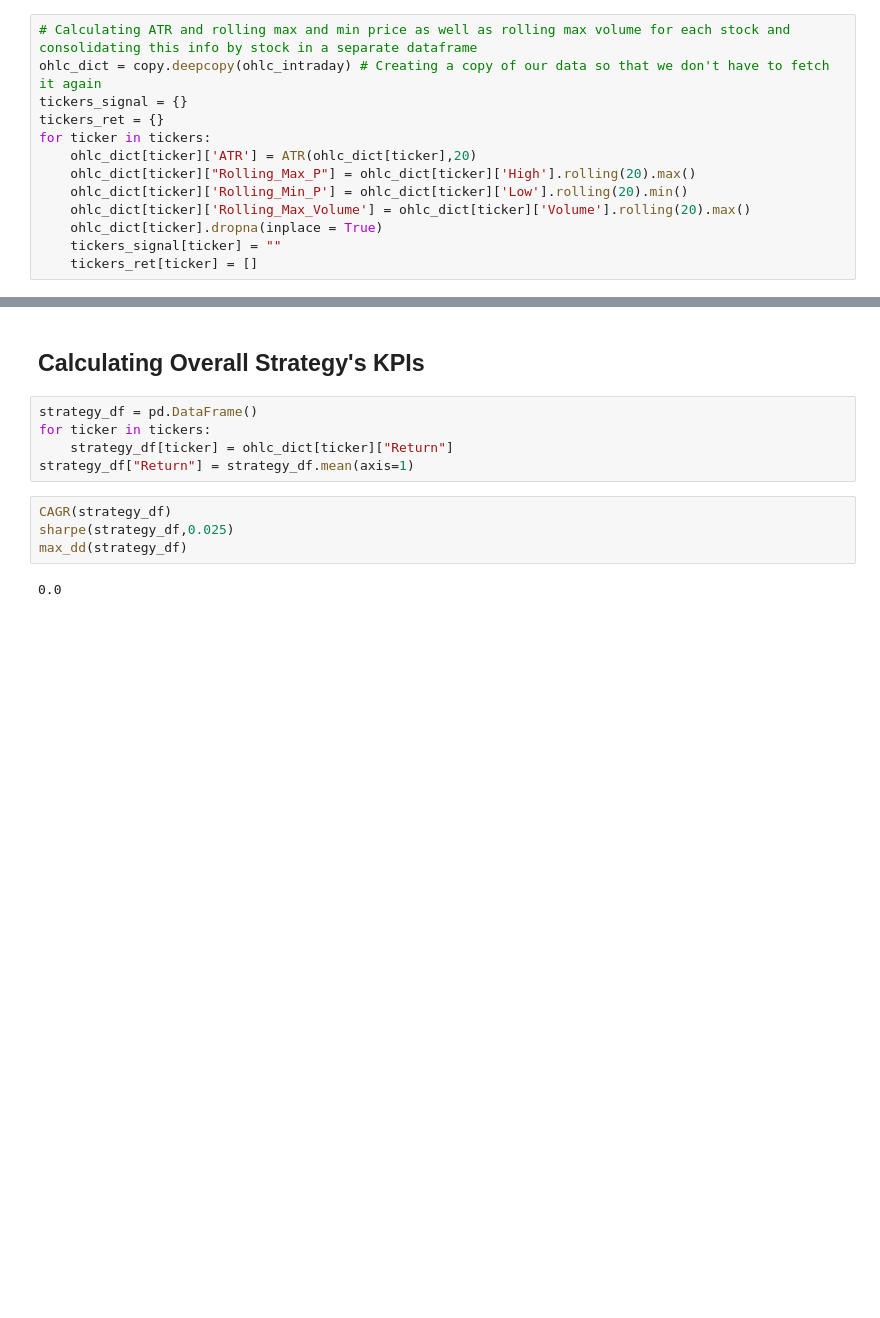
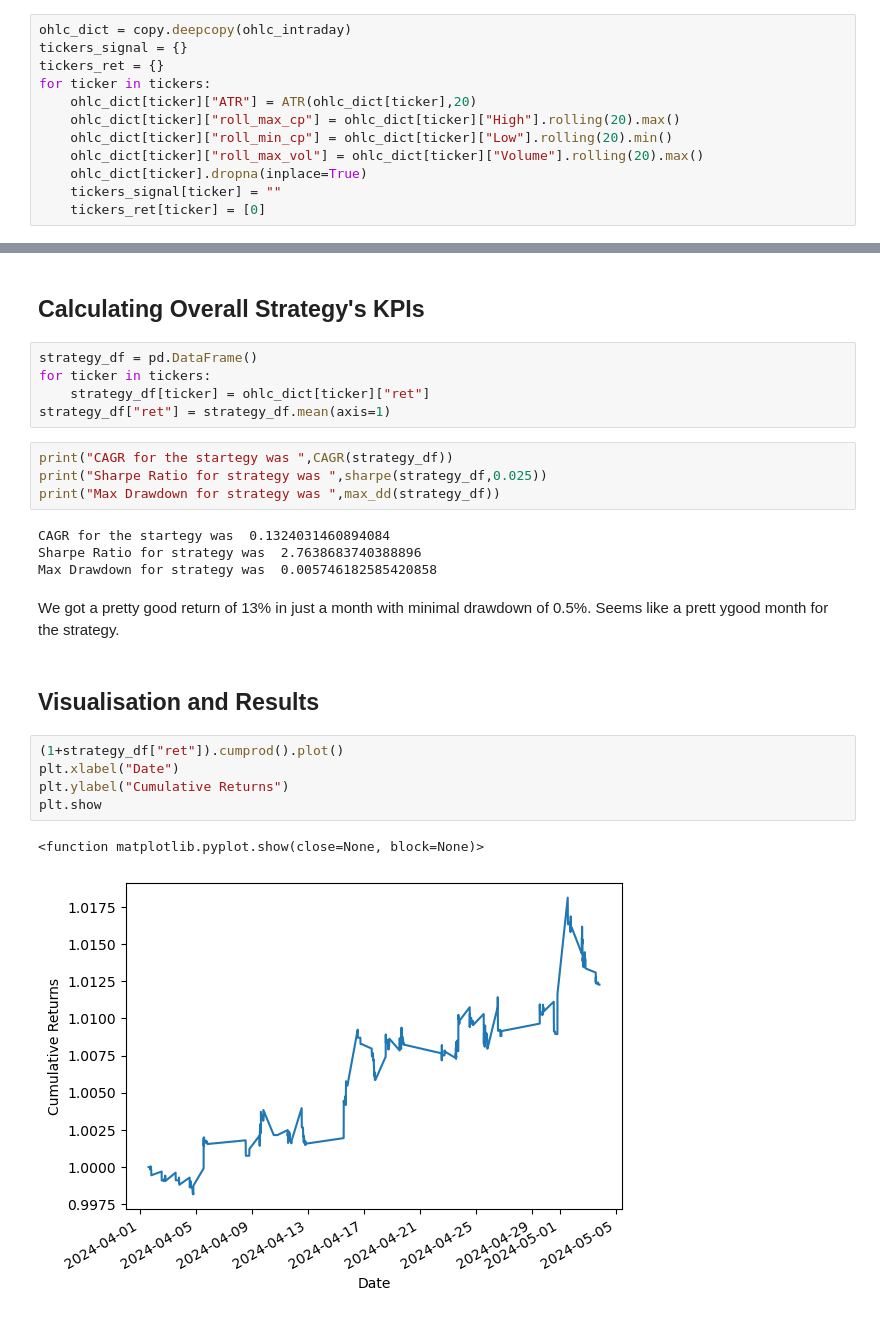
Before and after one commit to pushankk/Quant, a Jupyter notebook: Backtests/Breakout Strategy.ipynb, the cells around one changed output, grey strips where cells are left out. Saved outputs shown, nothing was run; the diff lists cells and outputs as text; blank space fills up the shorter version.

```diff
--- a/Backtests/Breakout Strategy.ipynb
+++ b/Backtests/Breakout Strategy.ipynb
@@ -93,16 +95,15 @@ The algorithm will be monitoring all the stocks candle by candle and if our crit
 3. Generate a signal to go buy or sell and append to signal dictionary for the ticker.
 4. The trailing stop loss will be set to close price of the candle plus minus 20 period ATR.
 # %%
-# Calculating ATR and rolling max and min price as well as rolling max volume for each stock and consolidating this info by stock in a separate dataframe
-ohlc_dict = copy.deepcopy(ohlc_intraday) # Creating a copy of our data so that we don't have to fetch it again
+ohlc_dict = copy.deepcopy(ohlc_intraday)
 tickers_signal = {}
 tickers_ret = {}
 for ticker in tickers:
-    ohlc_dict[ticker]['ATR'] = ATR(ohlc_dict[ticker],20)
-    ohlc_dict[ticker]["Rolling_Max_P"] = ohlc_dict[ticker]['High'].rolling(20).max()
-    ohlc_dict[ticker]['Rolling_Min_P'] = ohlc_dict[ticker]['Low'].rolling(20).min()
-    ohlc_dict[ticker]['Rolling_Max_Volume'] = ohlc_dict[ticker]['Volume'].rolling(20).max()
-    ohlc_dict[ticker].dropna(inplace = True)
+    ohlc_dict[ticker]["ATR"] = ATR(ohlc_dict[ticker],20)
+    ohlc_dict[ticker]["roll_max_cp"] = ohlc_dict[ticker]["High"].rolling(20).max()
+    ohlc_dict[ticker]["roll_min_cp"] = ohlc_dict[ticker]["Low"].rolling(20).min()
+    ohlc_dict[ticker]["roll_max_vol"] = ohlc_dict[ticker]["Volume"].rolling(20).max()
+    ohlc_dict[ticker].dropna(inplace=True)
     tickers_signal[ticker] = ""
-    tickers_ret[ticker] = []
+    tickers_ret[ticker] = [0]
 # %%
@@ -154,11 +153,25 @@ for ticker in tickers:
 # %%
 strategy_df = pd.DataFrame()
 for ticker in tickers:
-    strategy_df[ticker] = ohlc_dict[ticker]["Return"]
-strategy_df["Return"] = strategy_df.mean(axis=1)
+    strategy_df[ticker] = ohlc_dict[ticker]["ret"]
+strategy_df["ret"] = strategy_df.mean(axis=1)
 # %%
-CAGR(strategy_df)
-sharpe(strategy_df,0.025)
-max_dd(strategy_df)
+print("CAGR for the startegy was ",CAGR(strategy_df))
+print("Sharpe Ratio for strategy was ",sharpe(strategy_df,0.025))
+print("Max Drawdown for strategy was ",max_dd(strategy_df))
 # %% [output]
-0.0
+CAGR for the startegy was  0.1324031460894084
+Sharpe Ratio for strategy was  2.7638683740388896
+Max Drawdown for strategy was  0.005746182585420858
+# %% [markdown]
+We got a pretty good return of 13% in just a month with minimal drawdown of 0.5%. Seems like a prett ygood month for the strategy.
+# %% [markdown]
+## Visualisation and Results
+# %%
+(1+strategy_df["ret"]).cumprod().plot()
+plt.xlabel("Date")
+plt.ylabel("Cumulative Returns")
+plt.show
+# %% [output]
+<function matplotlib.pyplot.show(close=None, block=None)>
+[figure, added]
```
Also changed, not shown: parts of 8 cells of this notebook, 1 other file.
